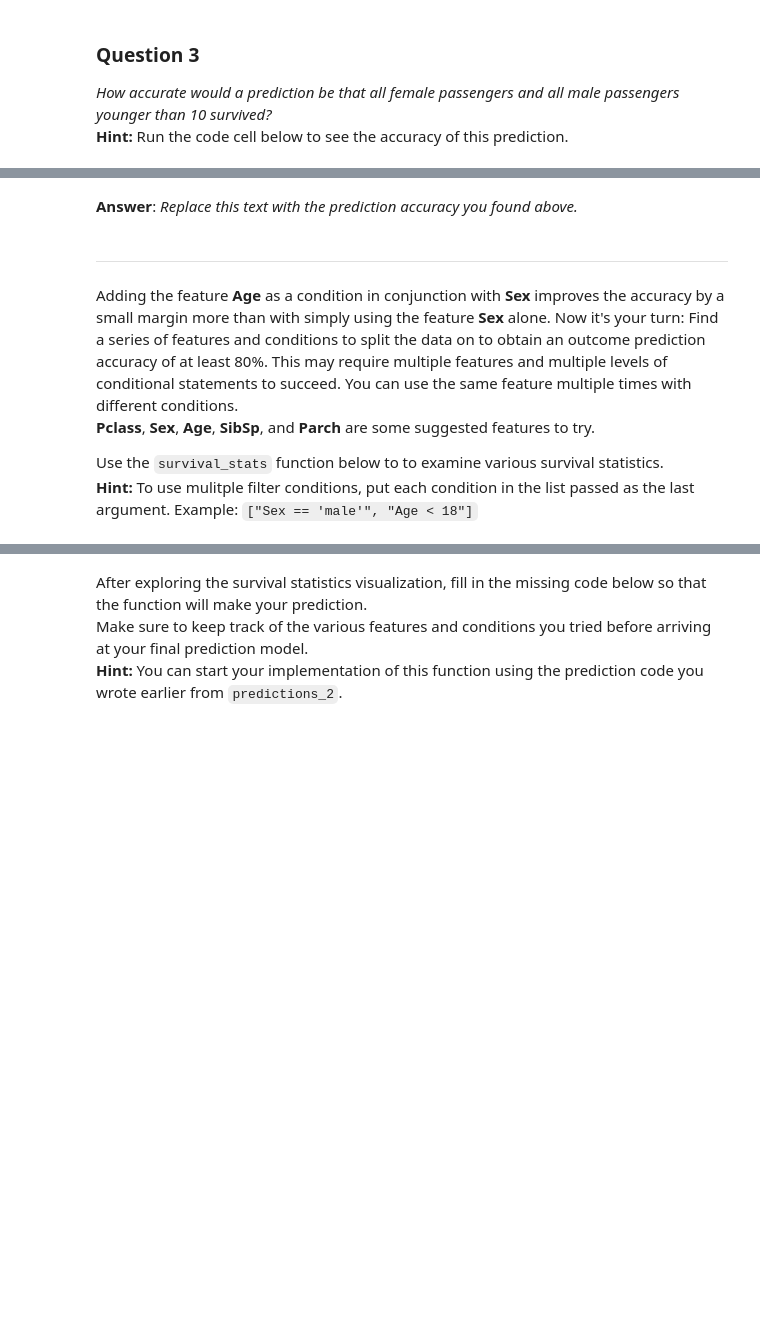
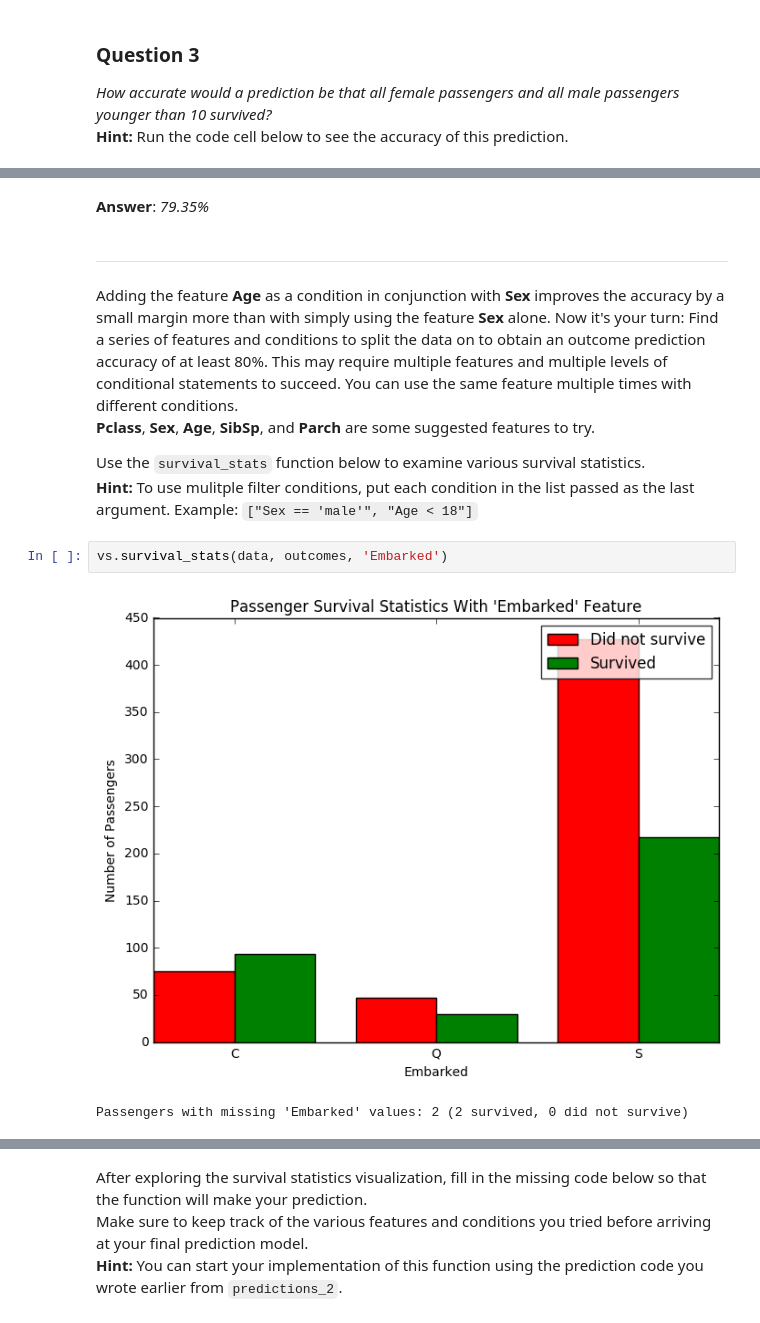
Before and after one commit to kamranazmat/Machine-Learning-Engineer-Nanodegree, a Jupyter notebook: Projects/Titanic Survival Exploration/titanic_survival_exploration.ipynb, the cells around one changed output, grey strips where cells are left out. Saved outputs shown, nothing was run; the diff lists cells and outputs as text; blank space fills up the shorter version.

```diff
--- a/Projects/Titanic Survival Exploration/titanic_survival_exploration.ipynb
+++ b/Projects/Titanic Survival Exploration/titanic_survival_exploration.ipynb
@@ -175,10 +215,15 @@ print accuracy_score(outcomes, predictions)
-# %% [markdown]
-**Answer**: *Replace this text with the prediction accuracy you found above.*
+# %% [markdown]
+**Answer**: *79.35%*
 # %% [markdown]
 ***
 Adding the feature **Age** as a condition in conjunction with **Sex** improves the accuracy by a small margin more than with simply using the feature **Sex** alone. Now it's your turn: Find a series of features and conditions to split the data on to obtain an outcome prediction accuracy of at least 80%. This may require multiple features and multiple levels of conditional statements to succeed. You can use the same feature multiple times with different conditions.
 **Pclass**, **Sex**, **Age**, **SibSp**, and **Parch** are some suggested features to try.
 
-Use the `survival_stats` function below to to examine various survival statistics.
+Use the `survival_stats` function below to examine various survival statistics.
 **Hint:** To use mulitple filter conditions, put each condition in the list passed as the last argument. Example: `["Sex == 'male'", "Age < 18"]`
+# %%
+vs.survival_stats(data, outcomes, 'Embarked')
+# %% [output]
+[figure, added]
+Passengers with missing 'Embarked' values: 2 (2 survived, 0 did not survive)
 # %%
```
Also changed, not shown: parts of 21 cells of this notebook, 3 other files.
